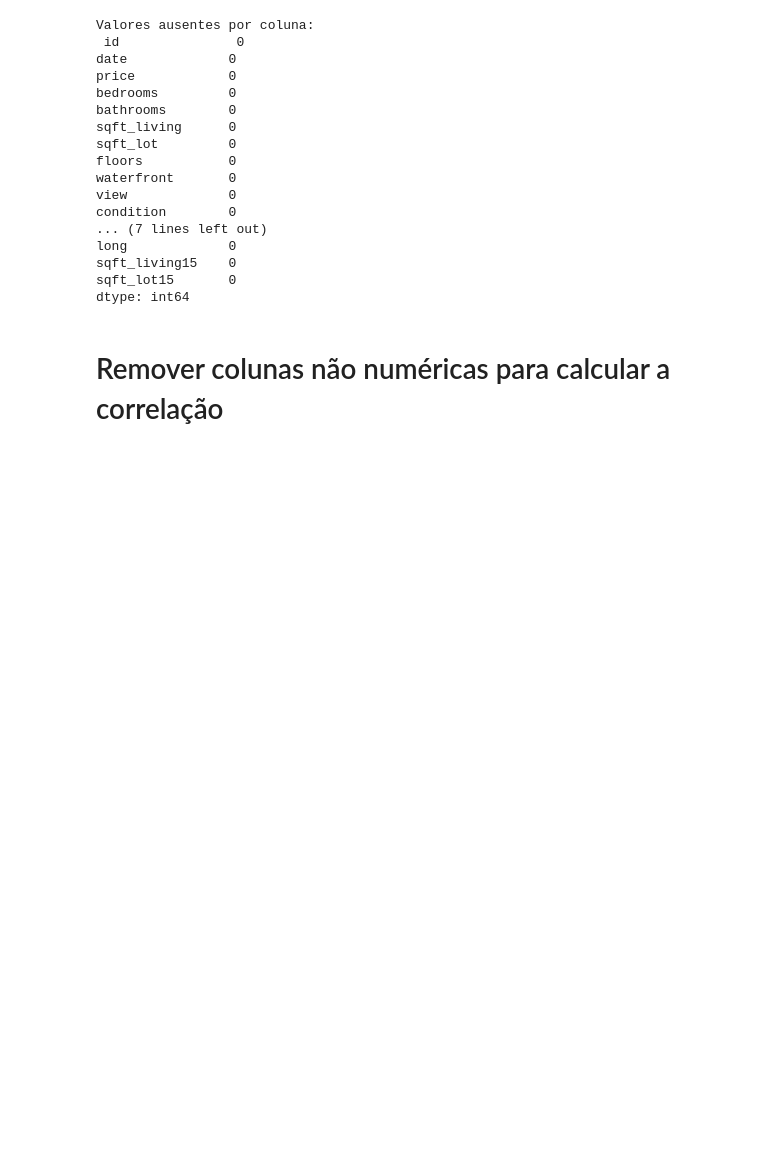
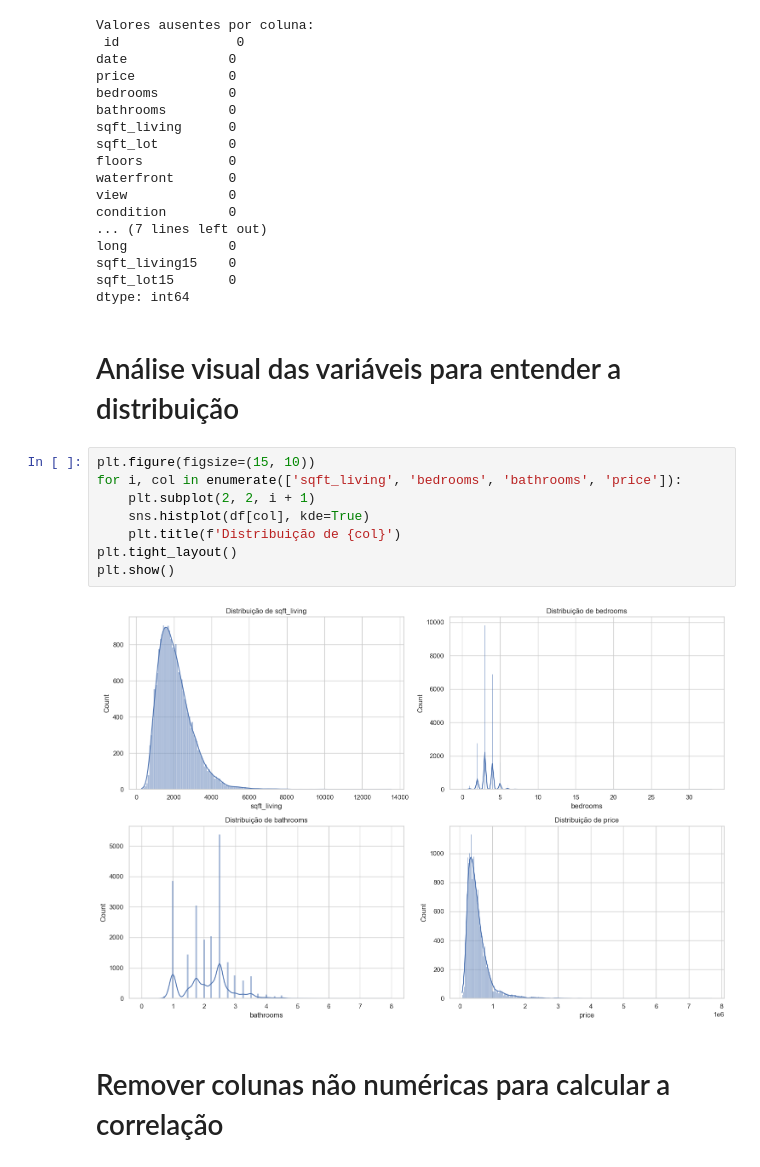
Before and after one commit to murilors27/ia-jupyter, a Jupyter notebook: notebooks/treinamento_modelo.ipynb, the cells around one changed output. Saved outputs shown, nothing was run; the diff lists cells and outputs as text; blank space fills up the shorter version.

```diff
--- a/notebooks/Untitled6.ipynb
+++ b/notebooks/treinamento_modelo.ipynb
@@ -73,6 +81,18 @@ long             0
 sqft_living15    0
 sqft_lot15       0
 dtype: int64
+# %% [markdown]
+# Análise visual das variáveis para entender a distribuição
+# %%
+plt.figure(figsize=(15, 10))
+for i, col in enumerate(['sqft_living', 'bedrooms', 'bathrooms', 'price']):
+    plt.subplot(2, 2, i + 1)
+    sns.histplot(df[col], kde=True)
+    plt.title(f'Distribuição de {col}')
+plt.tight_layout()
+plt.show()
+# %% [output]
+[figure, added]
 # %% [markdown]
 # Remover colunas não numéricas para calcular a correlação
 # %%
```
Also changed, not shown: parts of 9 cells of this notebook.
